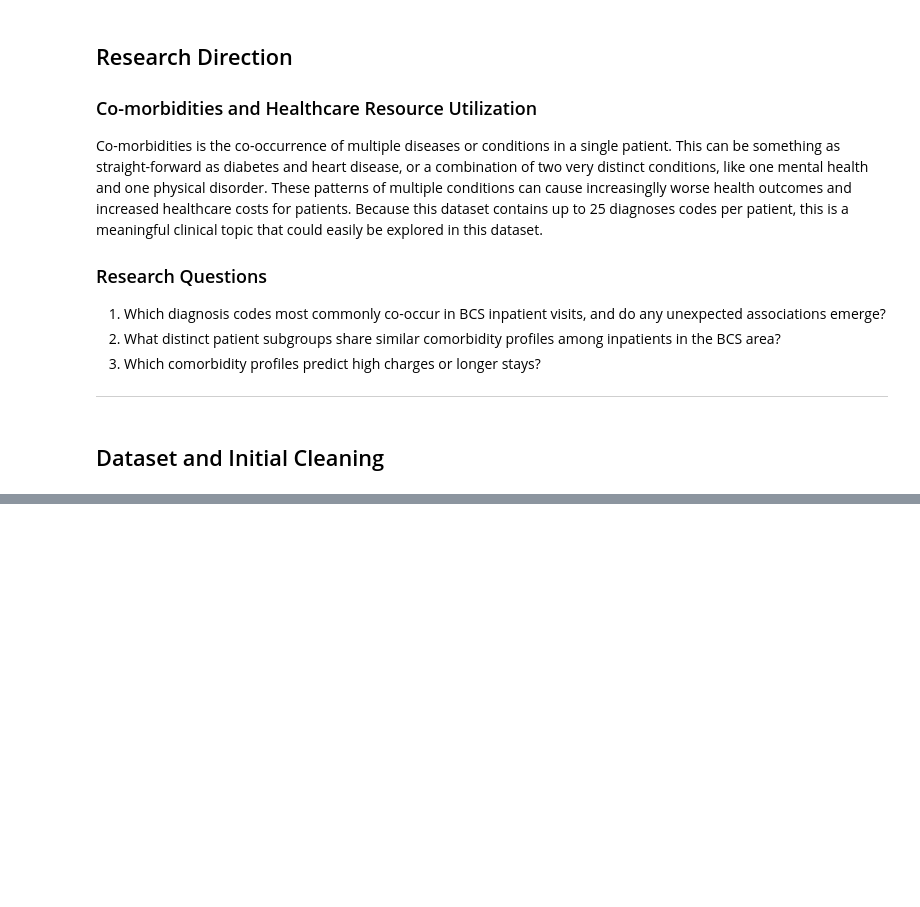
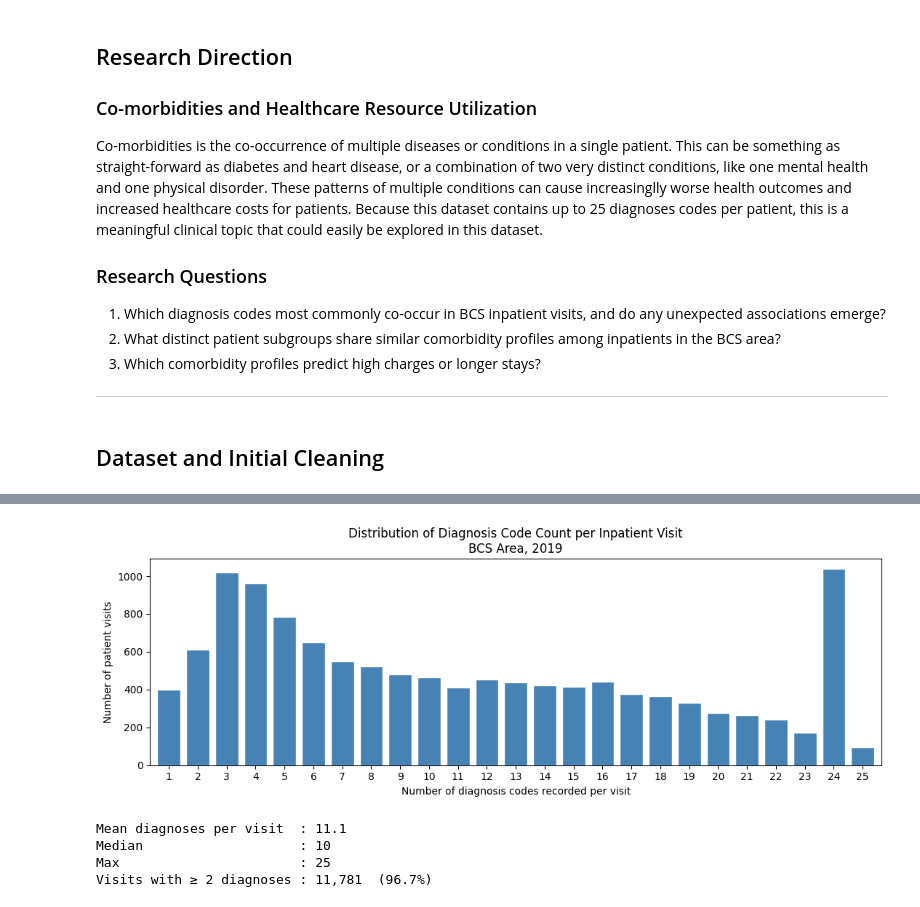
Before and after one commit to stellasdong/676_project, a Jupyter notebook: final.ipynb, the cells around one changed output, grey strips where cells are left out. Saved outputs shown, nothing was run; the diff lists cells and outputs as text; code cells hidden in the pictures; blank space fills up the shorter version.

```diff
--- a/final.ipynb
+++ b/final.ipynb
@@ -42,0 +82,6 @@ Co-morbidities is the co-occurrence of multiple diseases or conditions in a sing
+# %%
+DATA_PATH = "/Users/stelladong/Library/CloudStorage/GoogleDrive-ssdong@tamu.edu/My Drive/bcs_tx_inpatient.csv"
+
+bcs_tx_inpatient = pd.read_csv(DATA_PATH, low_memory=False)
+print(f"Loaded: {bcs_tx_inpatient.shape[0]:,} rows × {bcs_tx_inpatient.shape[1]} columns")
+print(f"\nColumn preview:\n{list(bcs_tx_inpatient.columns[:10])} ...")
@@ -42,0 +231,23 @@ Co-morbidities is the co-occurrence of multiple diseases or conditions in a sing
+# %%
+# --- Distribution of diagnosis count per patient visit ---
+diag_counts = df[DIAG_COLS].notna().sum(axis=1)
+
+fig, ax = plt.subplots(figsize=(11, 4))
+diag_counts.value_counts().sort_index().plot(kind='bar', ax=ax, color='steelblue', edgecolor='white', width=0.8)
+ax.set_xlabel("Number of diagnosis codes recorded per visit")
+ax.set_ylabel("Number of patient visits")
+ax.set_title("Distribution of Diagnosis Code Count per Inpatient Visit\nBCS Area, 2019")
+ax.tick_params(axis='x', rotation=0)
+plt.tight_layout()
+plt.show()
+
+print(f"Mean diagnoses per visit  : {diag_counts.mean():.1f}")
+print(f"Median                    : {int(diag_counts.median())}")
+print(f"Max                       : {int(diag_counts.max())}")
+print(f"Visits with ≥ 2 diagnoses : {(diag_counts >= 2).sum():,}  ({(diag_counts >= 2).mean()*100:.1f}%)")
+# %% [output]
+[figure, added]
+Mean diagnoses per visit  : 11.1
+Median                    : 10
+Max                       : 25
+Visits with ≥ 2 diagnoses : 11,781  (96.7%)
```
Also changed, not shown: parts of 20 cells of this notebook, 4 other files.
